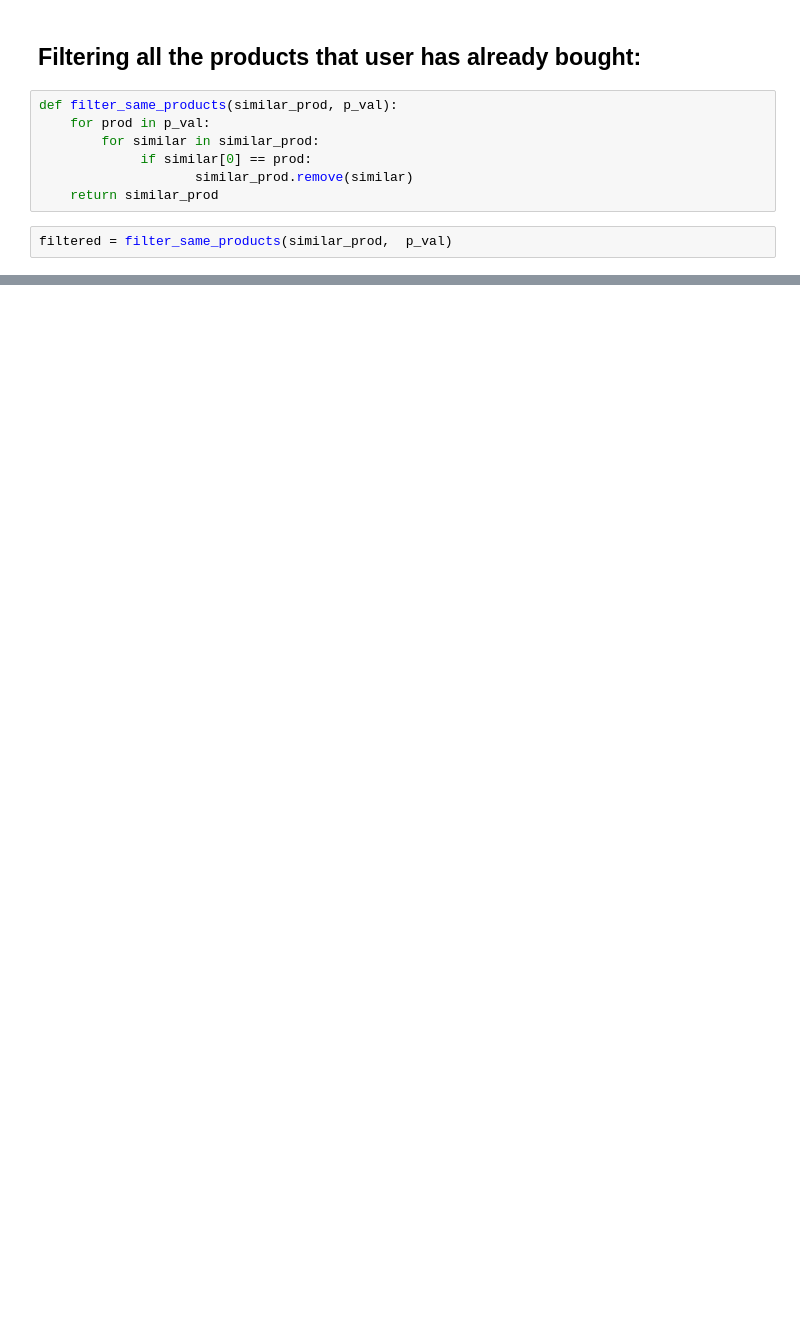
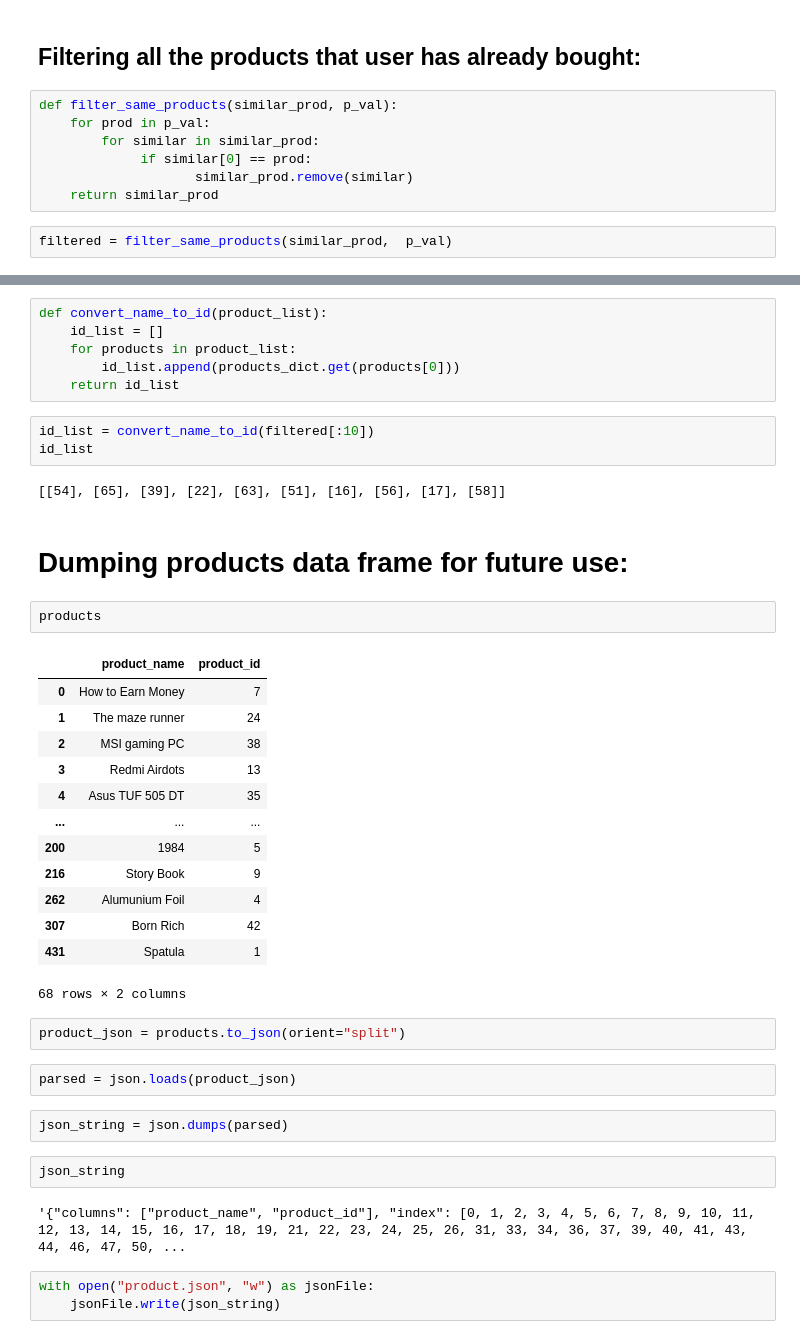
Before and after one commit to AnuragTimilsina/ImsRecommendationEngine, a Jupyter notebook: ims_recommendation.ipynb, the cells around one changed output, grey strips where cells are left out. Saved outputs shown, nothing was run; the diff lists cells and outputs as text; blank space fills up the shorter version.

Commit message:
Required dataframe saved to CSV and JSON

```diff
--- a/ims_recommendation.ipynb
+++ b/ims_recommendation.ipynb
@@ -555,0 +579,42 @@ filtered[:10]
+# %%
+def convert_name_to_id(product_list):
+    id_list = []
+    for products in product_list:
+        id_list.append(products_dict.get(products[0]))
+    return id_list
+# %%
+id_list = convert_name_to_id(filtered[:10])
+id_list
+# %% [output]
+[[54], [65], [39], [22], [63], [51], [16], [56], [17], [58]]
+# %% [markdown]
+# Dumping products data frame for future use:
+# %%
+products
+# %% [output]
+|  | product_name | product_id |
+| 0 | How to Earn Money | 7 |
+| 1 | The maze runner | 24 |
+| 2 | MSI gaming PC | 38 |
+| 3 | Redmi Airdots | 13 |
+| 4 | Asus TUF 505 DT | 35 |
+| ... | ... | ... |
+| 200 | 1984 | 5 |
+| 216 | Story Book | 9 |
+| 262 | Alumunium Foil | 4 |
+| 307 | Born Rich | 42 |
+| 431 | Spatula | 1 |
+68 rows × 2 columns
+# %%
+product_json = products.to_json(orient="split")
+# %%
+parsed = json.loads(product_json)
+# %%
+json_string = json.dumps(parsed)
+# %%
+json_string
+# %% [output]
+'{"columns": ["product_name", "product_id"], "index": [0, 1, 2, 3, 4, 5, 6, 7, 8, 9, 10, 11, 12, 13, 14, 15, 16, 17, 18, 19, 21, 22, 23, 24, 25, 26, 31, 33, 34, 36, 37, 39, 40, 41, 43, 44, 46, 47, 50, ...
+# %%
+with open("product.json", "w") as jsonFile:
+    jsonFile.write(json_string)
```
Also changed, not shown: parts of 17 cells of this notebook, 5 other files.
